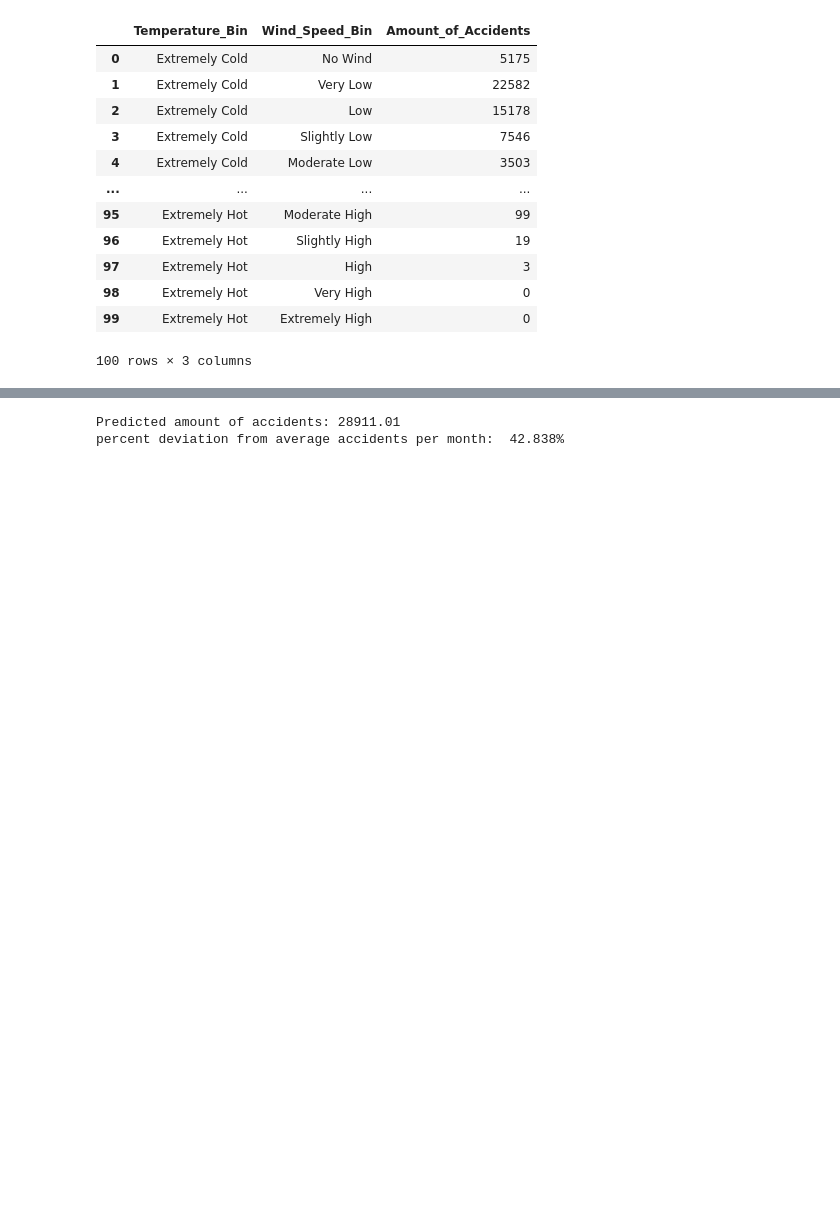
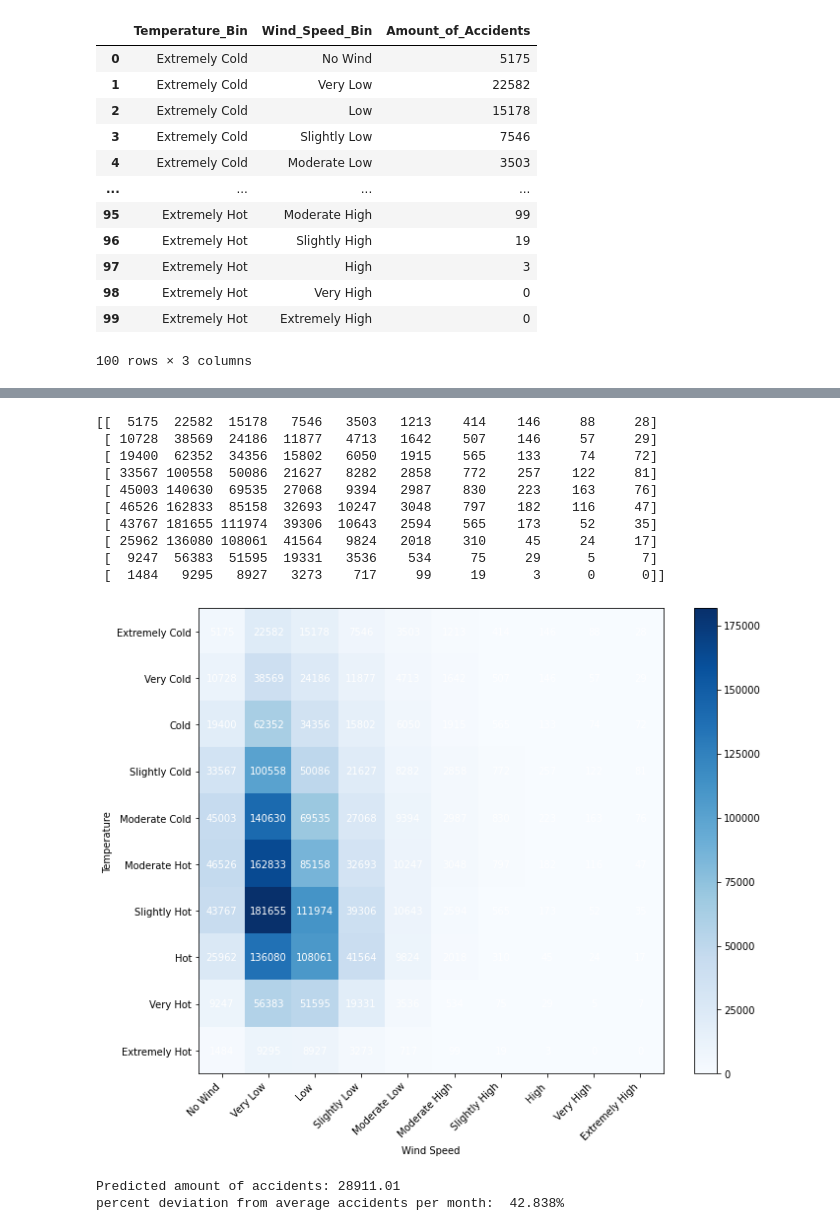
Before and after one commit to sigurdurhaukur/slysprediction, a Jupyter notebook: model/usa-model.ipynb, the cells around one changed output, grey strips where cells are left out. Saved outputs shown, nothing was run; the diff lists cells and outputs as text; code cells hidden in the pictures; blank space fills up the shorter version.

```diff
--- a/model/usa-model.ipynb
+++ b/model/usa-model.ipynb
@@ -69,3 +84,80 @@ lr.score(x_val, np.log(y_val + 1e-5)),rf.score(x_val, np.log(y_val + 1e-5))
+# %%
+import numpy as np
+import matplotlib.pyplot as plt
+
+temperature_bins = [
+    "Extremely Cold",
+    "Very Cold",
+    "Cold",
+    "Slightly Cold",
+    "Moderate Cold",
+    "Moderate Hot",
+    "Slightly Hot",
+    "Hot",
+    "Very Hot",
+    "Extremely Hot",
+]
+wind_speed_bins = [
+    "No Wind",
+    "Very Low",
+    "Low",
+    "Slightly Low",
+    "Moderate Low",
+    "Moderate High",
+    "Slightly High",
+    "High",
+    "Very High",
+    "Extremely High",
+]
+
+graphin_data = data["Amount_of_Accidents"].values.reshape(10, 10)
+print(graphin_data)
+# Convert the data into a numpy array
+confusion_matrix = np.array(graphin_data)
+
+# Create a figure and axis
+fig, ax = plt.subplots(figsize=(10, 8))
+
+# Plot the confusion matrix
+im = ax.imshow(confusion_matrix, cmap='Blues')
+
+# Set the tick labels and rotation
+ax.set_xticks(np.arange(len(wind_speed_bins)))
+ax.set_yticks(np.arange(len(temperature_bins)))
+ax.set_xticklabels(wind_speed_bins, rotation=45, ha="right")
+ax.set_yticklabels(temperature_bins)
+
+# Loop over the data and add text annotations
+for i in range(len(temperature_bins)):
+    for j in range(len(wind_speed_bins)):
+        # the one-hot encodings
+
+
+        text = ax.text(j, i, confusion_matrix[i, j],
+                       ha="center", va="center", color="w")
+
+# Add a colorbar
+cbar = ax.figure.colorbar(im, ax=ax)
+
+# Set the title and labels
+ax.set_xlabel("Wind Speed")
+ax.set_ylabel("Temperature")
+
+# Show the plot
+plt.tight_layout()
+plt.show()
+# %% [output]
+[[  5175  22582  15178   7546   3503   1213    414    146     88     28]
+ [ 10728  38569  24186  11877   4713   1642    507    146     57     29]
+ [ 19400  62352  34356  15802   6050   1915    565    133     74     72]
+ [ 33567 100558  50086  21627   8282   2858    772    257    122     81]
+ [ 45003 140630  69535  27068   9394   2987    830    223    163     76]
+ [ 46526 162833  85158  32693  10247   3048    797    182    116     47]
+ [ 43767 181655 111974  39306  10643   2594    565    173     52     35]
+ [ 25962 136080 108061  41564   9824   2018    310     45     24     17]
+ [  9247  56383  51595  19331   3536    534     75     29      5      7]
+ [  1484   9295   8927   3273    717     99     19      3      0      0]]
+[figure, added]
 # %%
 # Define the bins for temperature and wind speed
 temperature_bins = [-float("inf"), -5, 0, 5, 10, 15, 20, 25, 30, 35, float("inf")]
```
Also changed, not shown: parts of 4 cells of this notebook, 7 other files.
